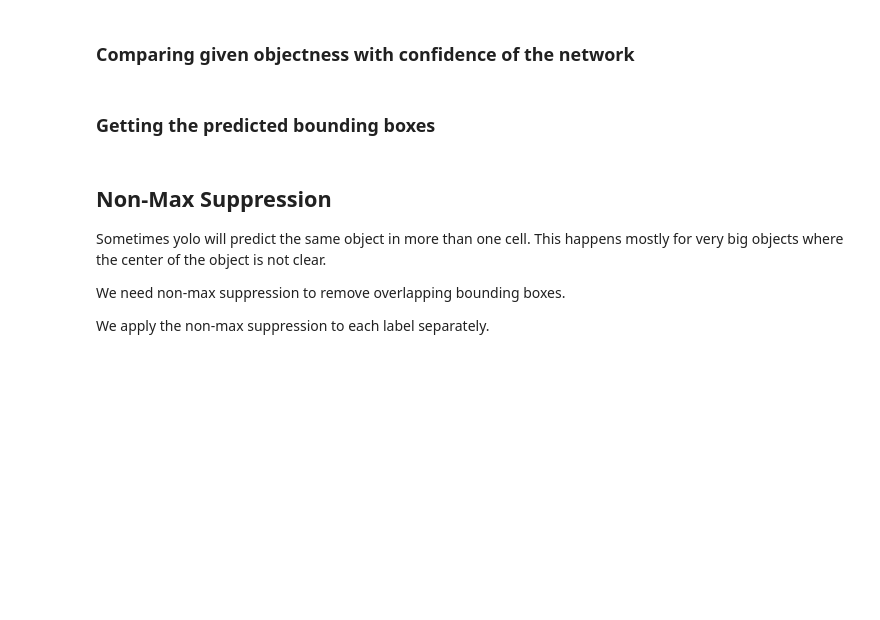
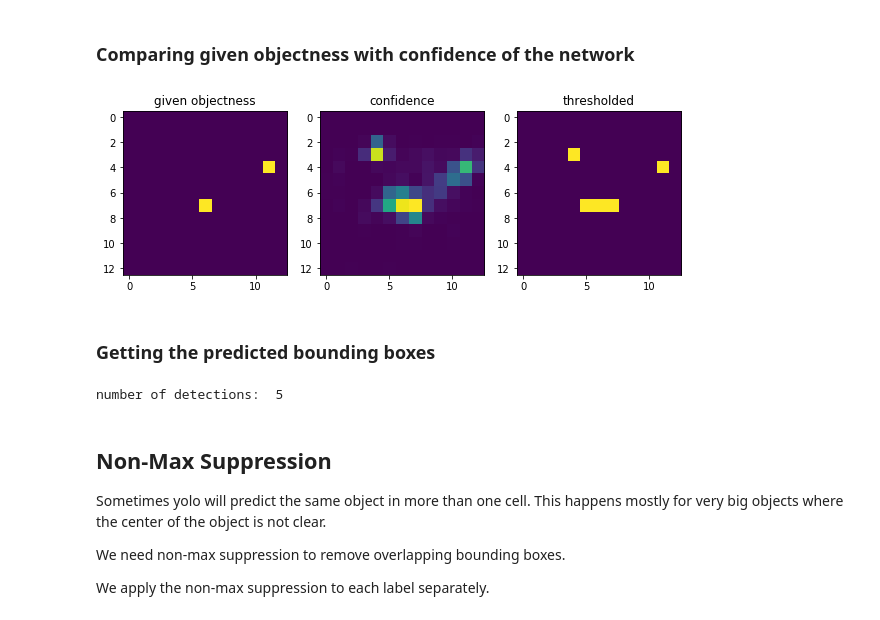
Before and after one commit to lhk/object_detection, a Jupyter notebook: demo.ipynb, the cells around one changed output. Drawn from its saved outputs; the diff is of its cells as text; code cells hidden in the pictures; blank space fills up the shorter version.

```diff
--- a/demo.ipynb
+++ b/demo.ipynb
@@ -373,26 +408,28 @@ f_objectness = loss_dict["f_objectness"].reshape((-1,out_x, out_y, B))
 # %%
 # get the data out of the predictions
 classes, objectness, probs = get_probabilities(predictions[0], out_x, out_y, B, C)
 
 # probs is along the B dimension
 # for every cell in the output activation map, get the best bounding box score
 max_probs = probs.max(axis=-1)
 
-threshold = 0.04
+threshold = 0.3
 thresholded = max_probs > threshold
 
 f, axes = plt.subplots(1, 3, figsize=(10,10))
 
 
 axes[0].imshow(f_objectness[0,:,:,0])
 axes[0].set_title("given objectness")
 
 axes[1].imshow(max_probs)
 axes[1].set_title("confidence")
 
 axes[2].imshow(thresholded)
 axes[2].set_title("thresholded")
 plt.show()
+# %% [output]
+[figure, added]
 # %% [markdown]
 ### Getting the predicted bounding boxes
 # %%
@@ -403,6 +440,8 @@ from nms import get_detections, apply_nms, idx_to_name
 detections = get_detections(predictions[0], threshold, anchors, out_x, out_y, in_x, in_y, B, C)
 # %%
 print("number of detections: ", len(detections))
+# %% [output]
+number of detections:  5
 # %% [markdown]
 ## Non-Max Suppression
 Sometimes yolo will predict the same object in more than one cell.
```
Also changed, not shown: parts of 9 cells of this notebook, 1 other file.
